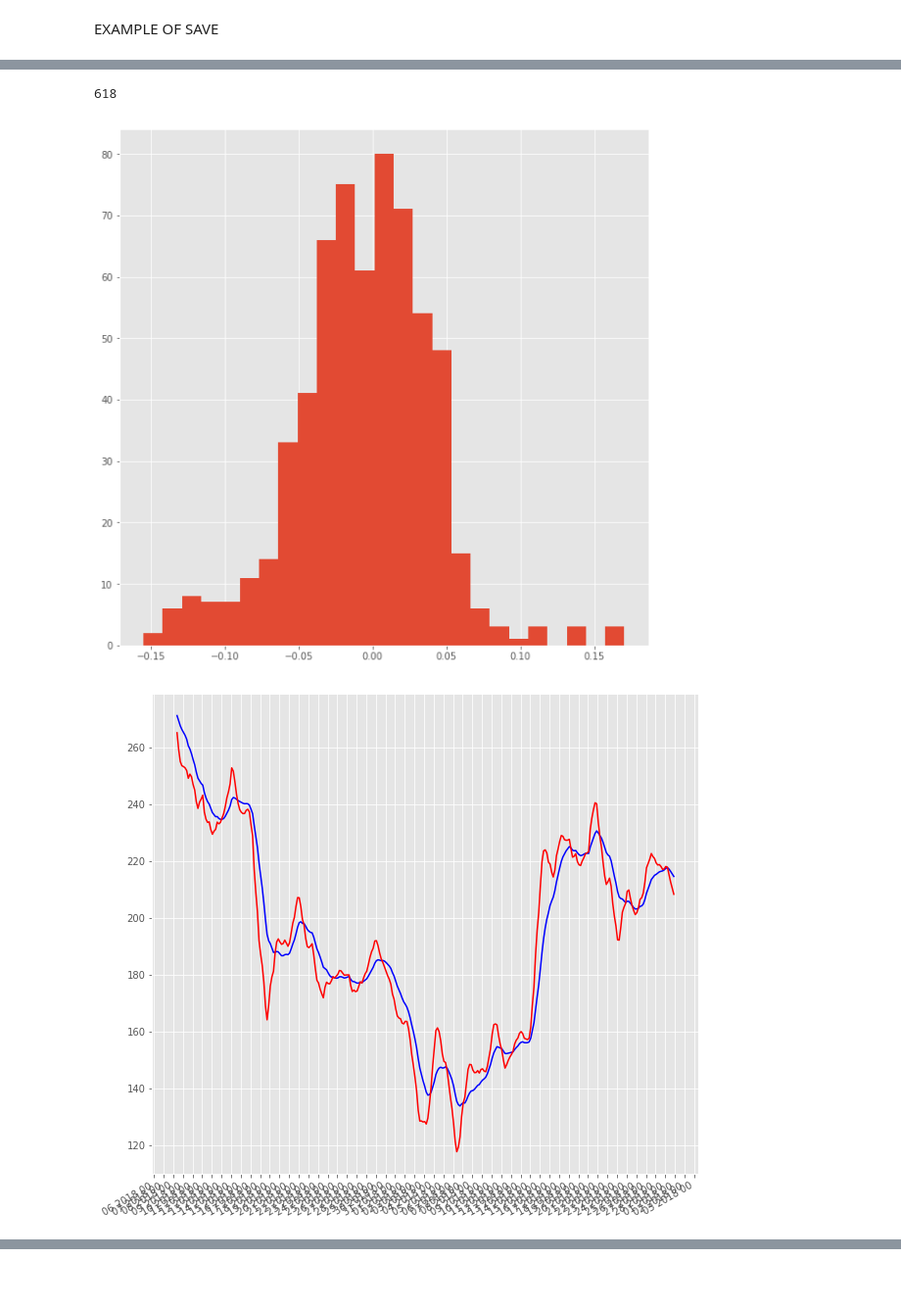
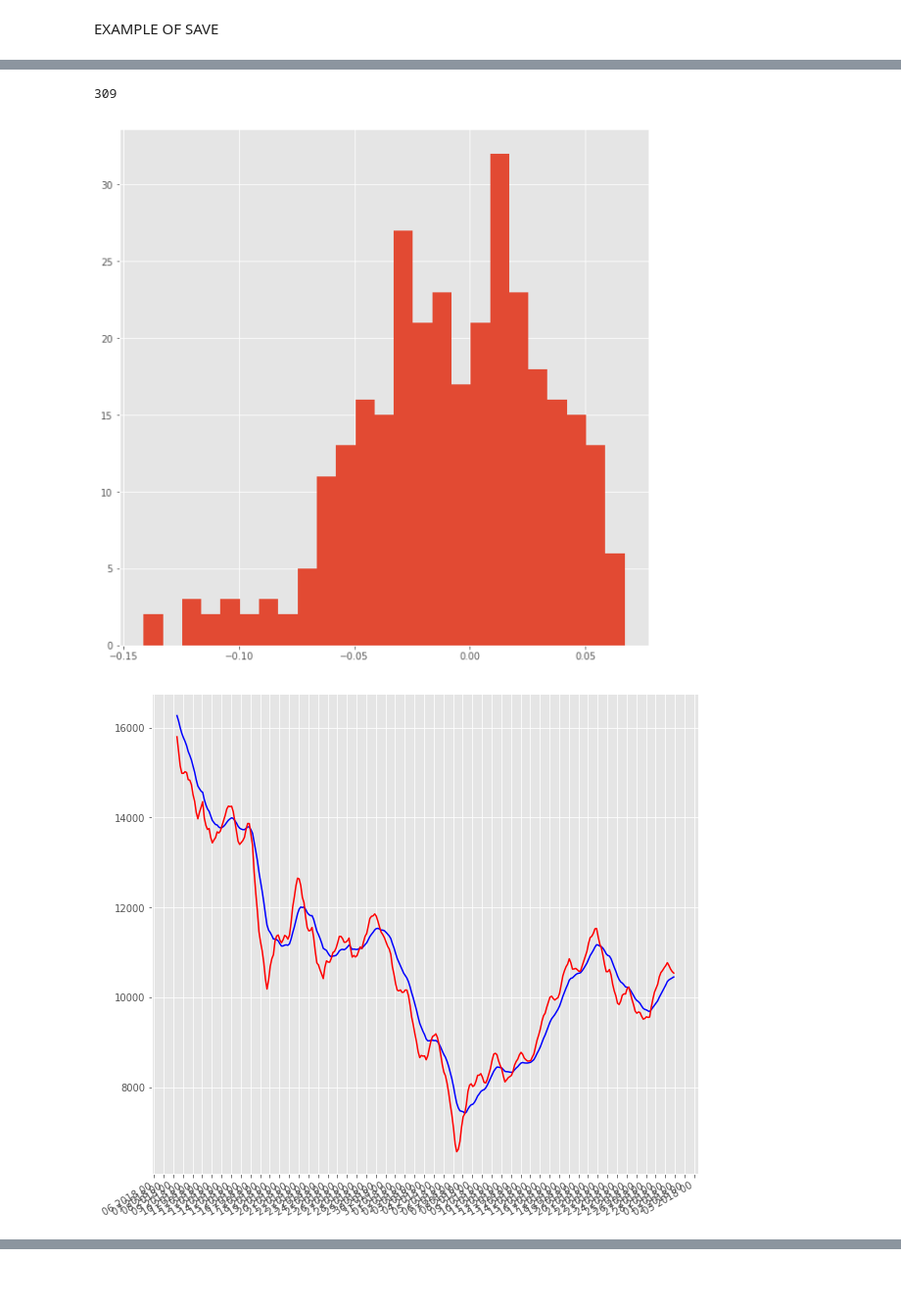
Before and after one commit to eduardocurado/crypto_bot, a Jupyter notebook: Crypto_trader_performance_analysis.ipynb, the cells around one changed output, grey strips where cells are left out. Shown at 98% size. Drawn from its saved outputs; the diff is of its cells as text; code cells hidden in the pictures.

```diff
--- a/Crypto_trader_performance_analysis.ipynb
+++ b/Crypto_trader_performance_analysis.ipynb
@@ -313,7 +313,7 @@ def plot_screen_3(coin,\
 
 # plot_screen('BTC', 60)
 # %%
-coin = 'USDT_LTC'
+coin = 'USDT_BTC'
 start = '2017-01-01'
 # stop = '2018-01-15'
 plot_screen(coin, start_date = start)
@@ -328,3 +328,3 @@ plot_rsi(coin, start_date = start)
-618
+309
-[figure, old version]
+[figure, new version]
-[figure, old version]
+[figure, new version]
```
Also changed, not shown: parts of 3 cells of this notebook, 3 other files.
